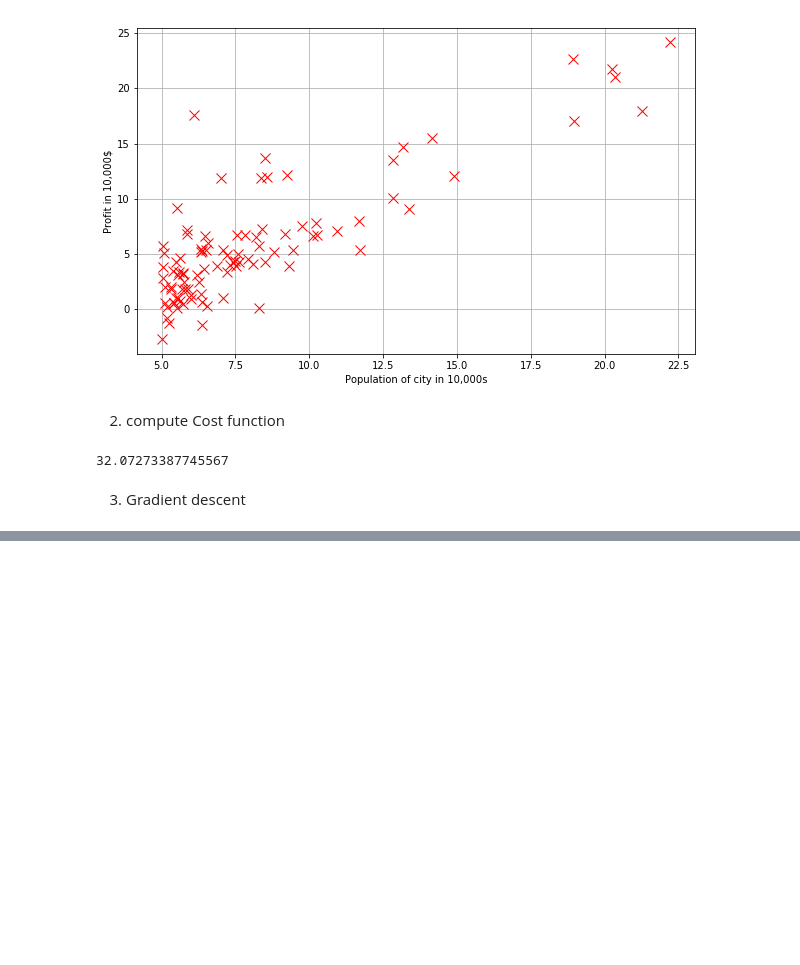
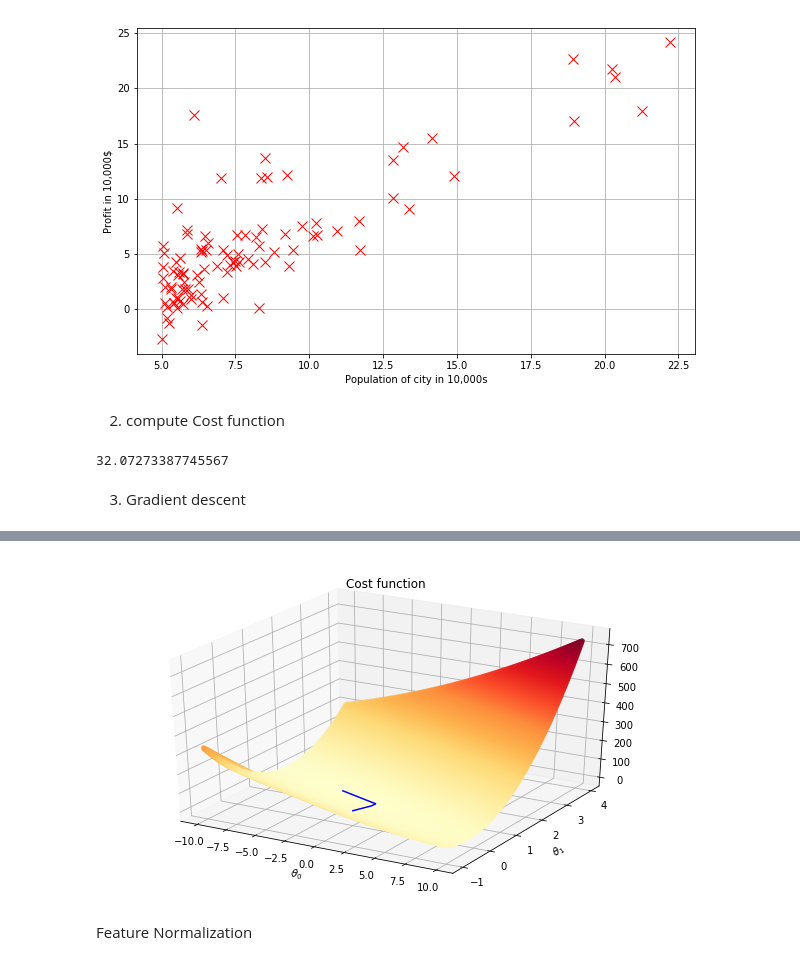
Before and after one commit to weidagong/WD_Coursera_ML, a Jupyter notebook: ex1/ex1_wd.ipynb, the cells around one changed output, grey strips where cells are left out. Drawn from its saved outputs; the diff is of its cells as text; code cells hidden in the pictures; blank space fills up the shorter version.

```diff
--- a/ex1/ex1_wd.ipynb
+++ b/ex1/ex1_wd.ipynb
@@ -66,0 +95,23 @@ def gradientDescent(theta, X, Y, alpha, iteration):
+# %%
+### 3d plot visualizing cost
+from mpl_toolkits.mplot3d import Axes3D
+fig = plt.figure(figsize=(10,6))
+ax = fig.add_subplot(111, projection = '3d')
+
+x = np.arange(-10, 10, 0.1)
+y = np.arange(-1, 4, 0.025)
+x_y = np.stack(np.meshgrid(x,y),-1).reshape(-1,2)
+z = np.array([computeCost(x_y[i,:].reshape(2,1),X,Y) for i in range(x_y.shape[0])])
+x = x_y[:,0]
+y = x_y[:,1]
+
+ax.scatter(x,y,z,c=np.abs(z),cmap=plt.get_cmap('YlOrRd'))
+plt.xlabel(r'$\theta_0$')
+plt.ylabel(r'$\theta_1$')
+plt.title('Cost function')
+plt.plot(np.array(theta_vec)[:,0], np.array(theta_vec)[:,1], Jvec, 'b-')
+plt.show()
+# %% [output]
+[figure, added]
+# %% [markdown]
+Feature Normalization
```
Also changed, not shown: parts of 9 cells of this notebook.
